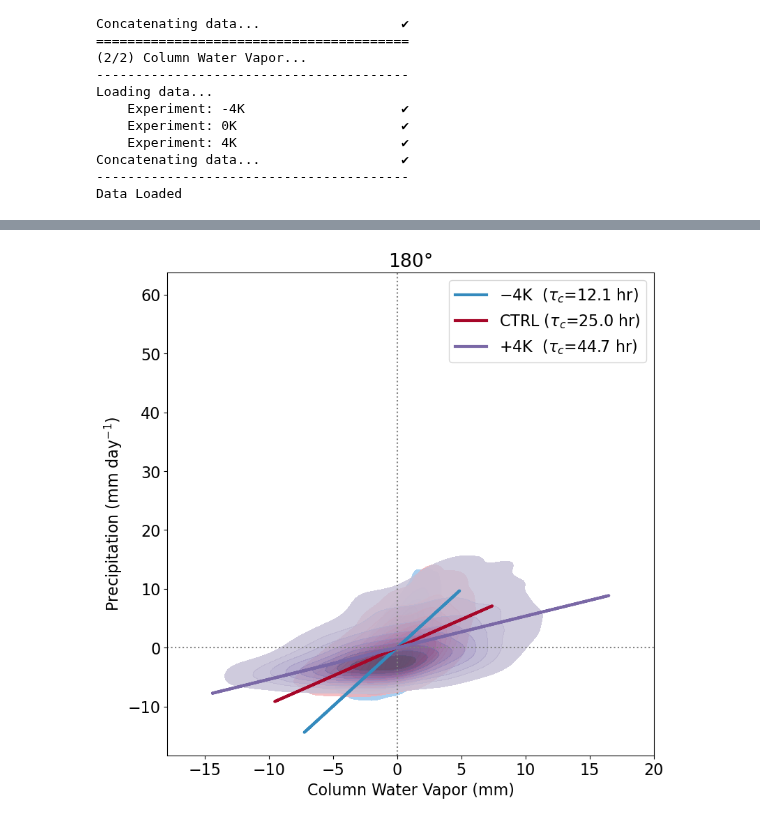
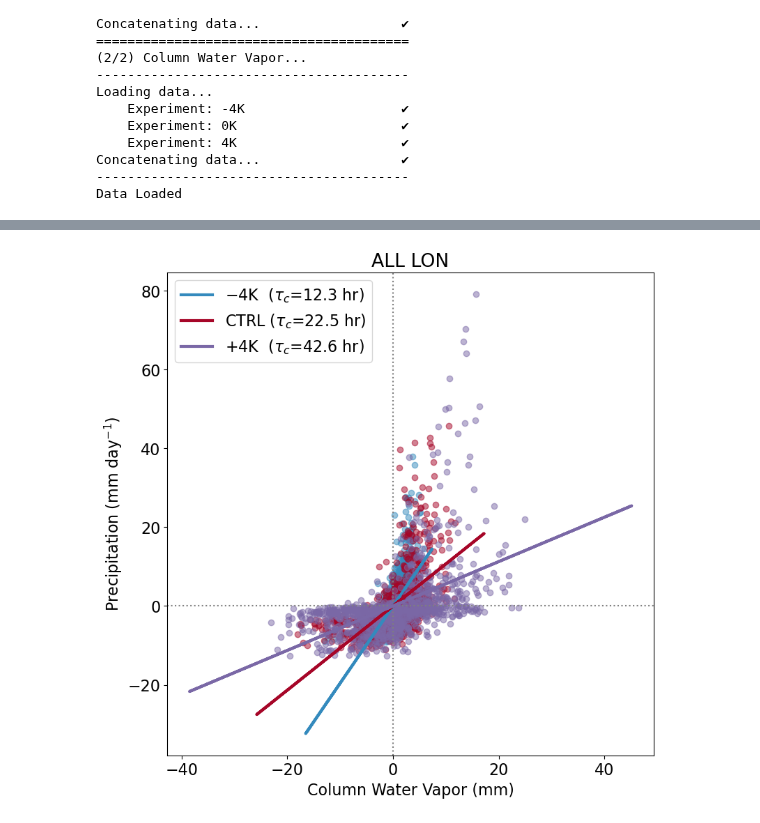
Before and after one commit to spencer-ressel/thesis-work, a Jupyter notebook: python/aquaplanet_analysis/gross_moist_stability_analysis.ipynb, the cells around one changed output, grey strips where cells are left out. Cells and saved outputs as stored; diff of their text form; code cells hidden in the pictures.

```diff
--- a/python/aquaplanet_analysis/gross_moist_stability_analysis.ipynb
+++ b/python/aquaplanet_analysis/gross_moist_stability_analysis.ipynb
@@ -667,7 +666,3 @@ multi_experiment_intraseasonally_filtered_spatial_mean_GMS = xr.concat(
 #     [filtered_reference_GMS[experiment] for experiment in experiments_list],
 #     dim=experiments_array
 # )
-# %%
-for index, exp in enumerate(experiments_list):
-    multi_experiment_filtered_reference_GMS.isel(time=slice(100, 400)).sel(experiment=exp).plot(color=bmh_colors(index+1))
-plt.ylim(-10,10)
@@ -676,4 +668,0 @@ NameError: name 'multi_experiment_filtered_reference_GMS' is not defined
-# %%
-for index, exp in enumerate(experiments_list):
-    multi_experiment_intraseasonally_filtered_spatial_mean_GMS.isel(time=slice(100, 400)).sel(experiment=exp).plot(color=bmh_colors(index+1))
-# plt.ylim(-10,10)
@@ -809,0 +826,9 @@ Saving...                              ✔
+# %%
+for index, experiment in enumerate(experiments_list):
+    plt.scatter(
+        denominator.sel(experiment=experiment).dropna(dim='time'),
+        numerator.sel(experiment=experiment).dropna(dim='time'),
+        color=bmh_colors(index+1),
+        alpha=0.75
+    )
+plt.show()
@@ -841,4 +1024,6 @@ Coordinates:
 # %%
+reload_variables = False
+
 if not 'multi_experiment_variables_subset' in locals() or reload_variables:
     multi_experiment_variables_subset = load_multi_experiment_processed_data(
         ['Precipitation', 'Column Water Vapor'],
@@ -874,48 +1059,63 @@ Concatenating data...                  ✔
 ----------------------------------------
 Data Loaded
 # %%
-savefig=True
-longitude_bounds = (179, 181)
+savefig=False
+# longitude_bounds = (179, 181)
 
-slope, intercept = {}, {}
+seed = 235913091
+random.seed(seed)
+random_sample = random.sample(range(0, len(flat_cwv) + 1), 1000)
+
+convective_adjustment_timescale, slope, intercept = {}, {}, {}
 [fig, ax] = plt.subplots(1, 1, figsize=(9,9))
 for index, experiment in enumerate(experiments_list):
 
-    denominator = standardize_data(
+    standardized_column_water_vapor = standardize_data(
             multi_experiment_variables_subset['Column Water Vapor'],
             dim='time',
             unit_variance=False
-        ).sel(experiment=experiment, lat=slice(*latitude_bounds[experiment]), lon=slice(*longitude_bounds)).mean(dim=['lat', 'lon'])
+        ).sel(experiment=experiment, lat=slice(*latitude_bounds[experiment]))
 
-    numerator = standardize_data(
+    standardized_precipitation = standardize_data(
             multi_experiment_variables_subset['Precipitation'],
             dim='time',
             unit_variance=False
-        ).sel(experiment=experiment, lat=slice(*latitude_bounds[experiment]), lon=slice(*longitude_bounds)).mean(dim=['lat', 'lon'])
+        ).sel(experiment=experiment, lat=slice(*latitude_bounds[experiment]))
+
+    flat_cwv = standardized_column_water_vapor.values.flatten()
+    flat_precip = standardized_precipitation.values.flatten()
 
     slope[experiment], intercept[experiment] = np.polyfit(
-            y=numerator,
-            x=denominator,
+            y=flat_precip,
+            x=flat_cwv,
             deg=1
         )
+    convective_adjustment_timescale[experiment] = 24/slope[experiment]
 
+    # Plot
     ax.set_title(
         # f"({tick_labeller([longitude_bounds[0]], 'lon')[0]}"
         # f"-{tick_labeller([longitude_bounds[1]], 'lon')[0]})"
-        # "ALL LON"
-        f"{tick_labeller([180], 'lon')[0]}"
+        "ALL LON"
+        # f"{tick_labeller([180], 'lon')[0]}"
     )
-    sns.kdeplot(
-        ax=ax,
-        x=denominator,
-        y=numerator,
-        fill=True,
+    # sns.kdeplot(
+    #     ax=ax,
+    #     x=flat_cwv[random_sample],
+    #     y=flat_precip[random_sample],
+    #     fill=True,
+    #     color=bmh_colors(index+1),
+    #     alpha=0.9
+    # )
+    ax.scatter(
+        x=flat_cwv[random_sample],
+        y=flat_precip[random_sample],
         color=bmh_colors(index+1),
-        alpha=0.8
+        alpha=0.5
     )
     ax.plot(
-            denominator,
-            slope[experiment]*denominator+intercept[experiment],
+            flat_cwv,
+            slope[experiment]*flat_cwv+intercept[experiment],
             # marker='o',
             color=bmh_colors(index+1),
             # color='lightgray',
@@ -927,7 +1127,10 @@ for index, experiment in enumerate(experiments_list):
             # lw=4,
             # alpha=0.5,
             zorder=10,
-            label=rf"{f'{experiments_array.sel(experiment=experiment)['name'].item()}':<4} ($\tau_c$={24/slope[experiment]:>1.1f} hr)",
+            label=(
+            rf"{f'{experiments_array.sel(experiment=experiment)['name'].item()}':<4}"
+            rf" ($\tau_c$={convective_adjustment_timescale[experiment]:>1.1f} hr)"
+            ),
     )
 
 ax.axhline(y=0, color='gray', ls=':')
@@ -935,12 +1138,15 @@ ax.axvline(x=0, color='gray', ls=':')
 
 ax.set_ylabel(r'Precipitation (mm day$^{-1}$)')
 ax.set_xlabel(r'Column Water Vapor (mm)')
-# ax.set_xlim(-4, 3.5)
-# ax.set_ylim(-4, 3.5)
+# ax.set_xlim(-25, 25)
+# ax.set_ylim(-25, 25)
+# ax.set_xticks(np.arange(-25, 30, 5))
+# ax.set_yticks(np.arange(-25, 30, 5))
+
 ax.legend()
 
 output_filename = (
-    "PRCP-CWV_180_convective_adjustment_timescale"
+    "PRCP-CWV_ALL_LON_convective_adjustment_timescale"
 )
 print(f"Output directory: {aquaplanet_output_directory}/gross_moist_stability_analysis/")
 print(f"Output file: {output_filename}")
@@ -962 +1168 @@ Saving...                              ✔
-[figure, old version]
+[figure, new version]
```
Also changed, not shown: parts of 18 cells of this notebook, 1 other file.
